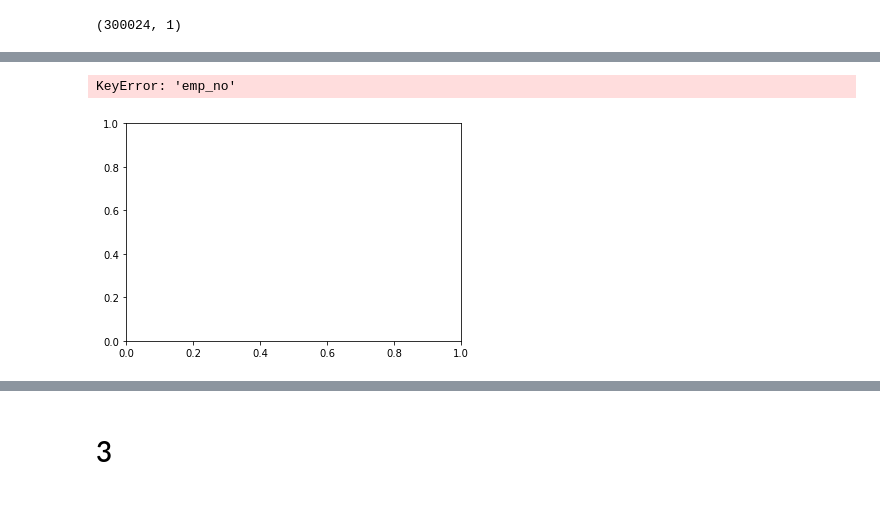
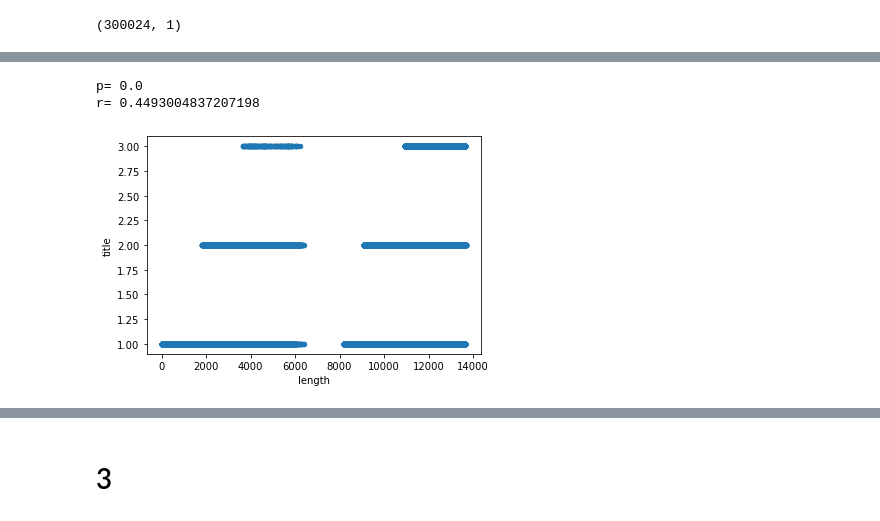
Before and after one commit to Jgardin875/statistics-exercises, a Jupyter notebook: hypothesis_testing.ipynb, the cells around one changed output, grey strips where cells are left out. Drawn from its saved outputs; the diff is of its cells as text; code cells hidden in the pictures.

```diff
--- a/hypothesis_testing.ipynb
+++ b/hypothesis_testing.ipynb
@@ -527,10 +529,11 @@ k.head()
 # %%
 r, p = stats.pearsonr(k.length, k.title)
-k.plot.scatter(x='length', y='emp_no')
+k.plot.scatter(x='length', y= 'title')
 print('p=', p)
 print('r=', r)
 # %% [output]
-KeyError: 'emp_no'
+p= 0.0
+r= 0.4493004837207198
-[figure, old version]
+[figure, new version]
 # %%
 k.groupby('title').mean()
```
Also changed, not shown: parts of 60 cells of this notebook.
